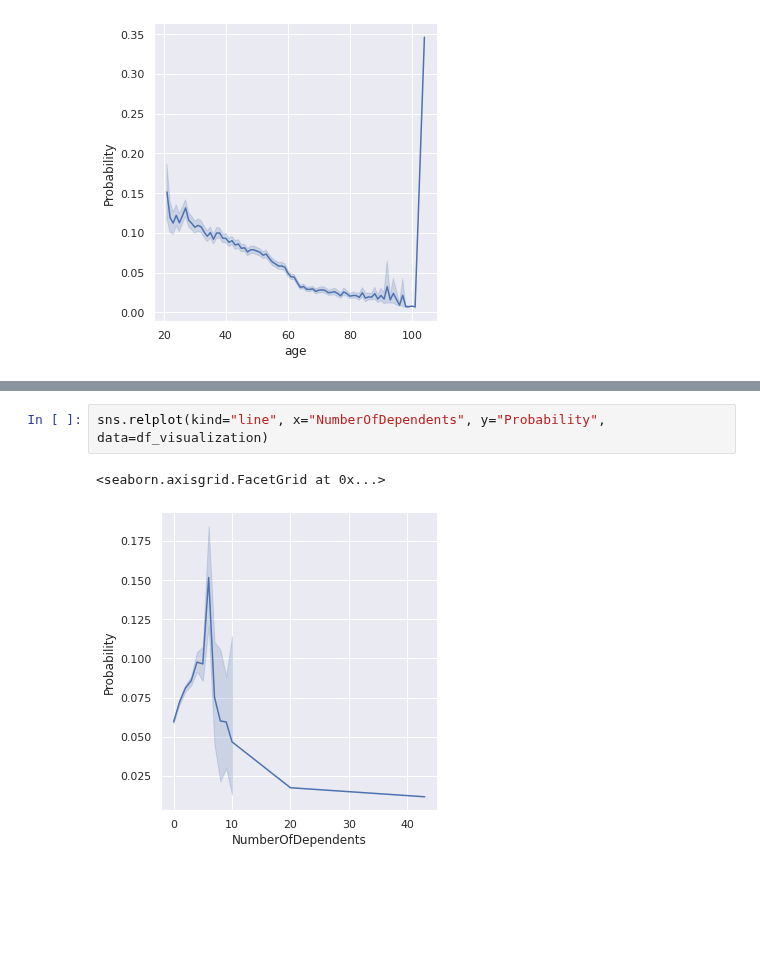
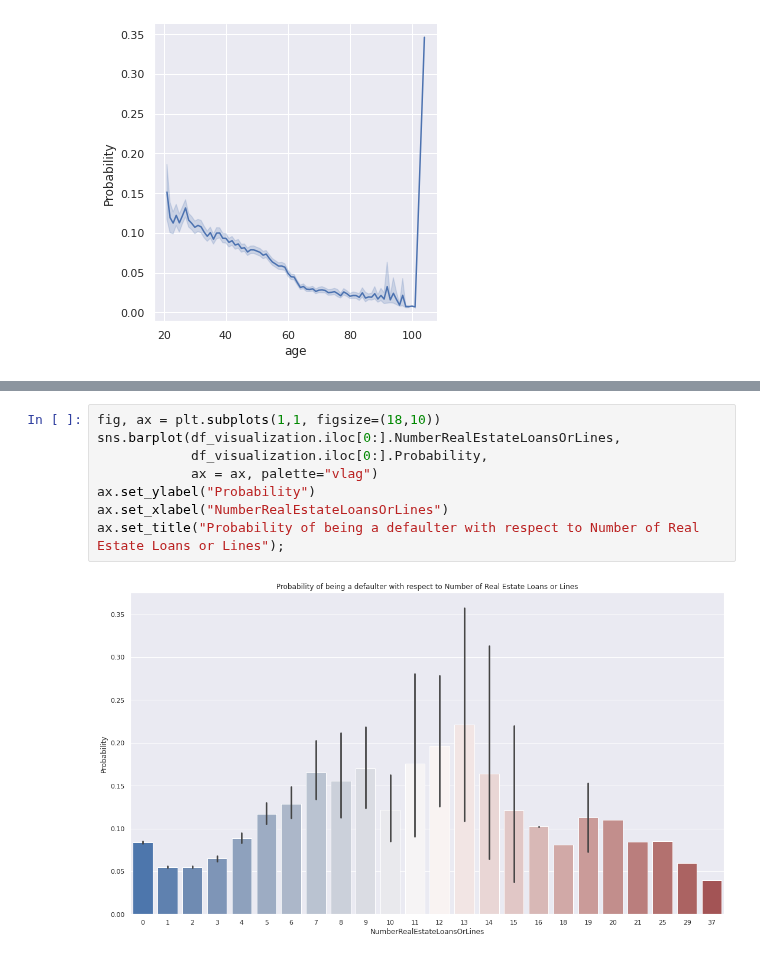
Before and after one commit to Prathamesh-Verlekar/Algorithmic-Digital-Marketing, a Jupyter notebook: Assignment_1/Credit_Scoring_Data_Analysis.ipynb, the cells around one changed output, grey strips where cells are left out. Saved outputs shown, nothing was run; the diff lists cells and outputs as text; blank space fills up the shorter version.

```diff
--- a/Assignment_1/Credit_Scoring_Data_Analysis.ipynb
+++ b/Assignment_1/Credit_Scoring_Data_Analysis.ipynb
@@ -491,5 +476,10 @@ sns.relplot(kind="line", x="NumberRealEstateLoansOrLines", y="Probability", data
-# %%
-sns.relplot(kind="line", x="NumberOfDependents", y="Probability", data=df_visualization)
-# %% [output]
-<seaborn.axisgrid.FacetGrid at 0x...>
-[figure, removed]
+# %%
+fig, ax = plt.subplots(1,1, figsize=(18,10))
+sns.barplot(df_visualization.iloc[0:].NumberRealEstateLoansOrLines,
+            df_visualization.iloc[0:].Probability,
+            ax = ax, palette="vlag")
+ax.set_ylabel("Probability")
+ax.set_xlabel("NumberRealEstateLoansOrLines")
+ax.set_title("Probability of being a defaulter with respect to Number of Real Estate Loans or Lines");
+# %% [output]
+[figure, added]
```
Also changed, not shown: parts of 12 cells of this notebook.
